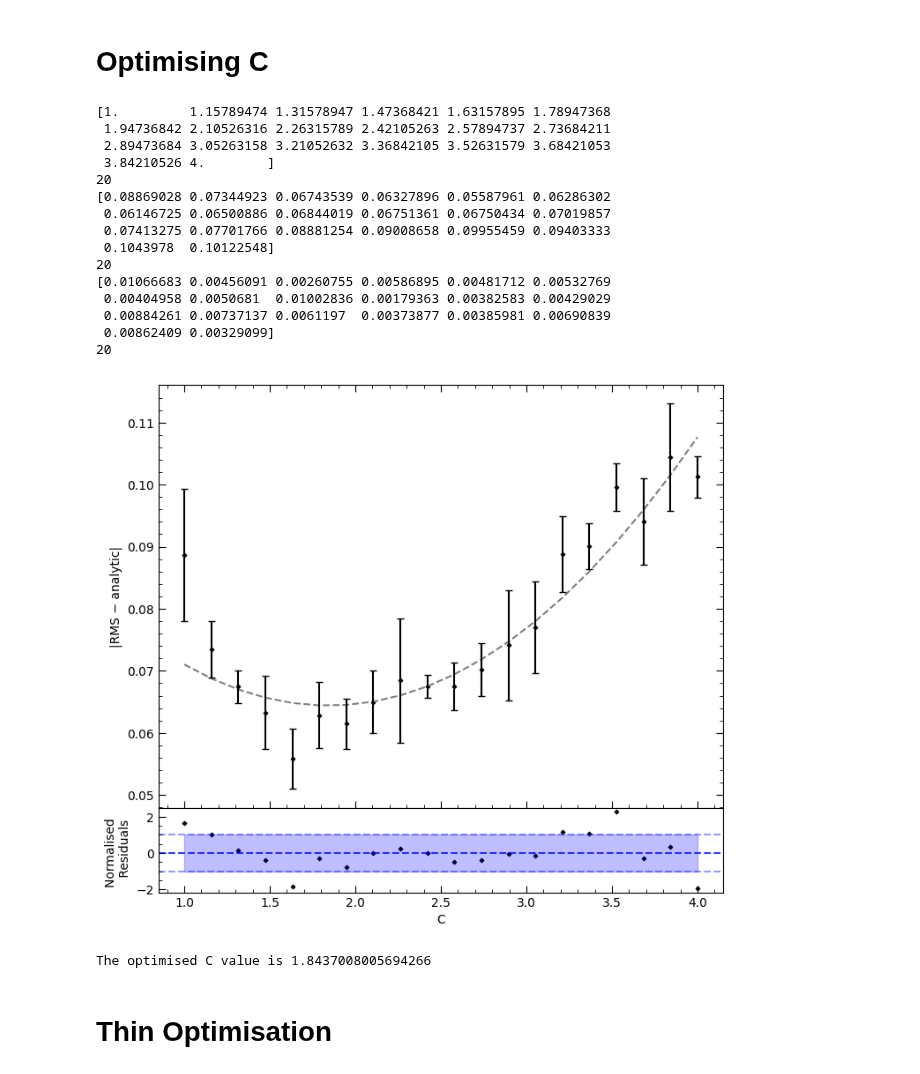
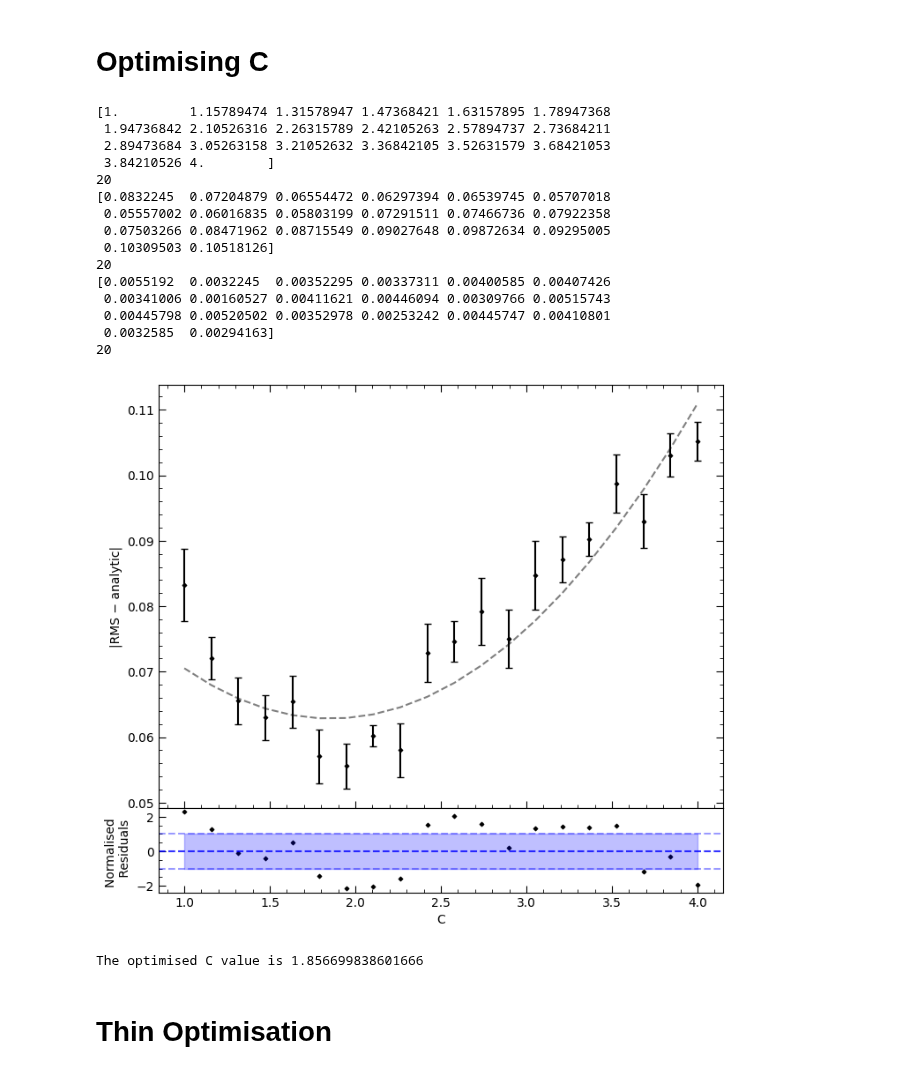
Before and after one commit to Sebastian426/Sebastian_Sloan_Computational_Physics, a Jupyter notebook: Metropolis_Testing.ipynb, the cells around one changed output. Saved outputs shown, nothing was run; the diff lists cells and outputs as text; code cells hidden in the pictures.

Commit message:
Began attempting to optimise the parameters in the metropolis algorithm, the number of steps as well as the acceptance criteria have been optimised.

```diff
--- a/Metropolis_Testing.ipynb
+++ b/Metropolis_Testing.ipynb
@@ -426,7 +428,7 @@ Cs_mean = []
 Cs_stderr = []
 
 for C in tqdm(Cs, desc="Scanning C"):
-    mean, stderr = rms_error_replicated(C, n_rep=5)
+    mean, stderr = rms_error_replicated(C, n_rep=10)
     Cs_mean.append(mean)
     Cs_stderr.append(stderr)
 # %%
@@ -448,15 +450,15 @@ print(len(Cs_RMS_error))
  2.89473684 3.05263158 3.21052632 3.36842105 3.52631579 3.68421053
  3.84210526 4.        ]
 20
-[0.08869028 0.07344923 0.06743539 0.06327896 0.05587961 0.06286302
- 0.06146725 0.06500886 0.06844019 0.06751361 0.06750434 0.07019857
- 0.07413275 0.07701766 0.08881254 0.09008658 0.09955459 0.09403333
- 0.1043978  0.10122548]
+[0.0832245  0.07204879 0.06554472 0.06297394 0.06539745 0.05707018
+ 0.05557002 0.06016835 0.05803199 0.07291511 0.07466736 0.07922358
+ 0.07503266 0.08471962 0.08715549 0.09027648 0.09872634 0.09295005
+ 0.10309503 0.10518126]
 20
-[0.01066683 0.00456091 0.00260755 0.00586895 0.00481712 0.00532769
- 0.00404958 0.0050681  0.01002836 0.00179363 0.00382583 0.00429029
- 0.00884261 0.00737137 0.0061197  0.00373877 0.00385981 0.00690839
- 0.00862409 0.00329099]
+[0.0055192  0.0032245  0.00352295 0.00337311 0.00400585 0.00407426
+ 0.00341006 0.00160527 0.00411621 0.00446094 0.00309766 0.00515743
+ 0.00445798 0.00520502 0.00352978 0.00253242 0.00445747 0.00410801
+ 0.0032585  0.00294163]
 20
 # %%
 def C_polynomial(x,A,x0, C):
@@ -481,41 +483,45 @@ Cs_residuals = residual_calculator(x_values= Cs_data,
                                    y_values= Cs_RMS_diff,
                                    y_errors = Cs_RMS_error)
 # %%
+pc_savepath_C_optimisation = r"C:\Users\User\Documents\Durham Work\Year 3\CompPhys\c_optimisation.svg"
+
 fig = plt.figure(1)
 
 #main plot
 fig.add_axes([0,0,1,1])
 plt.scatter(Cs_data, Cs_RMS_diff, color = 'black', marker = 'D', s = 5)
 plt.plot(Cs_data, C_polynomial(Cs_data, popt_C_opt[0], popt_C_opt[1], popt_C_opt[2]), linestyle = '--', color = 'grey')
 plt.errorbar(Cs_data, Cs_RMS_diff, yerr= Cs_RMS_error, fmt= 'none', color = 'black', capsize = 3)
 
 plt.ylabel("|RMS − analytic|")
 plt.minorticks_on()
 plt.tick_params(which = 'major', length = 6, bottom = True, top = True, left = True, right = True, direction = 'in')
 plt.tick_params(which = 'minor', length = 3, bottom = True, top = True, left = True, right = True, direction = 'in')
 
 #residual plot
 rp = fig.add_axes([0,-0.2,1,0.2])
 
 rp.scatter(Cs_data, Cs_residuals, color = 'black', marker = 'D', s = 5)
 
 rp.axhline(0, color = 'blue', alpha = 0.8, linestyle = '--')
 rp.axhline(1, color = 'blue', alpha = 0.4, linestyle = '--')
 rp.axhline(-1, color = 'blue', alpha = 0.4, linestyle = '--')
 rp.fill_between(Cs_data, -1, 1, color = 'blue', alpha = 0.25)
 
 rp.set_ylabel("Normalised \n Residuals")
 rp.set_xlabel("C")
 rp.minorticks_on()
 rp.tick_params(which = 'major', length = 6, bottom = True, top = False, left = True, right = False, direction = 'in')
 rp.tick_params(which = 'minor', length = 3, bottom = True, top = False, left = True, right = False, direction = 'in')
 
+plt.savefig(pc_savepath_C_optimisation,bbox_inches='tight')
+
 plt.show()
 
 print(f"The optimised C value is {popt_C_opt[1]}")
 # %% [output]
-[figure, old version]
+[figure, new version]
-The optimised C value is 1.8437008005694266
+The optimised C value is 1.856699838601666
 # %% [markdown]
 # Thin Optimisation
 # %% [markdown]
```
Also changed, not shown: parts of 2 cells of this notebook, 3 other files.
